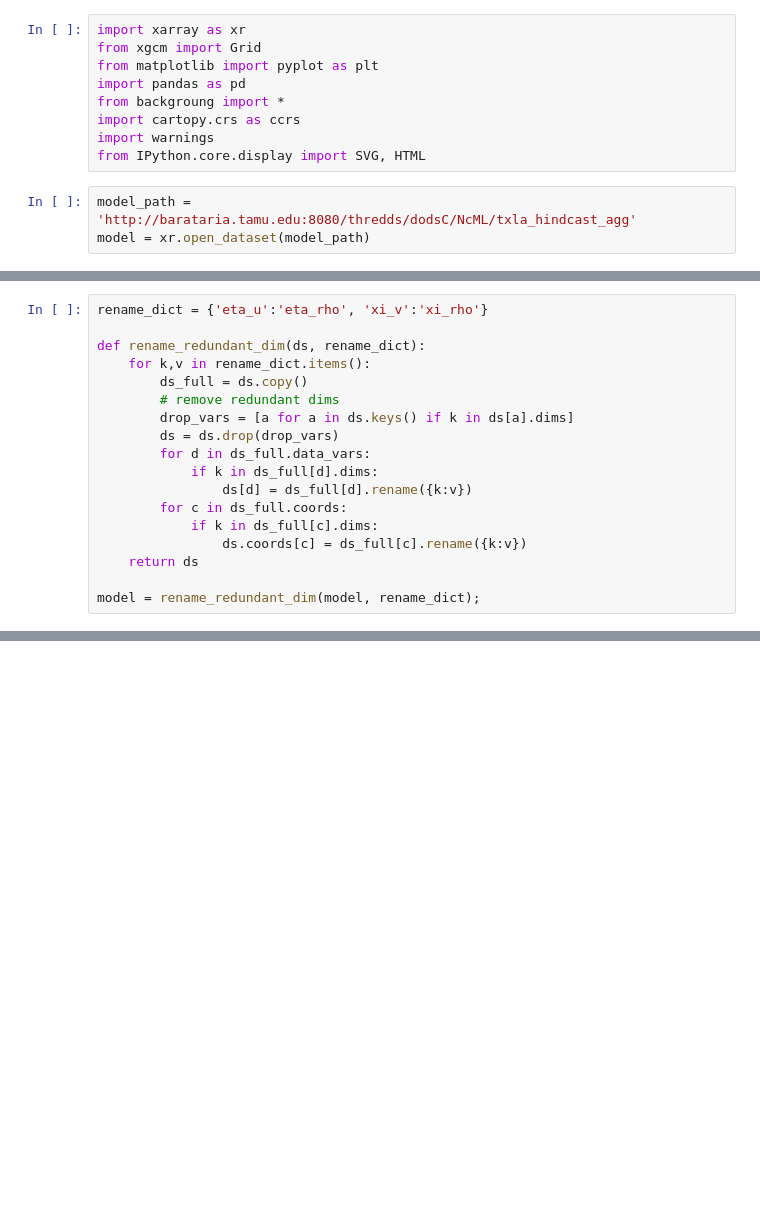
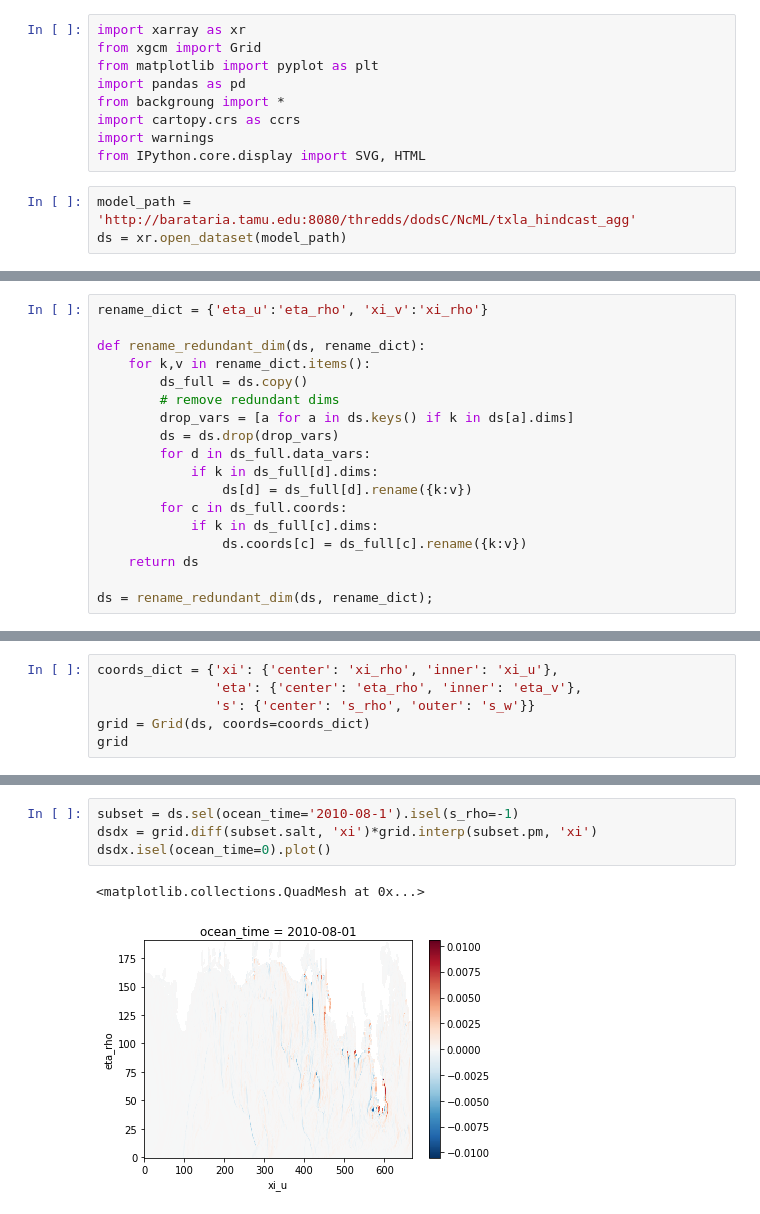
Before and after one commit to vrx-/notebooks, a Jupyter notebook: xgcm/xgcm_roms.ipynb, the cells around one changed output, grey strips where cells are left out. Drawn from its saved outputs; the diff is of its cells as text; blank space fills up the shorter version.

```diff
--- a/xgcm/xgcm_roms.ipynb
+++ b/xgcm/xgcm_roms.ipynb
@@ -9,5 +9,5 @@ import warnings
 from IPython.core.display import SVG, HTML
 # %%
 model_path = 'http://barataria.tamu.edu:8080/thredds/dodsC/NcML/txla_hindcast_agg'
-model = xr.open_dataset(model_path)
+ds = xr.open_dataset(model_path)
 # %%
@@ -48,4 +46,4 @@ def rename_redundant_dim(ds, rename_dict):
                 ds.coords[c] = ds_full[c].rename({k:v})
     return ds
 
-model = rename_redundant_dim(model, rename_dict);
+ds = rename_redundant_dim(ds, rename_dict);
@@ -87,0 +50,6 @@ lats[28,306].data
+# %%
+coords_dict = {'xi': {'center': 'xi_rho', 'inner': 'xi_u'},
+               'eta': {'center': 'eta_rho', 'inner': 'eta_v'},
+               's': {'center': 's_rho', 'outer': 's_w'}}
+grid = Grid(ds, coords=coords_dict)
+grid
@@ -87,0 +100,7 @@ lats[28,306].data
+# %%
+subset = ds.sel(ocean_time='2010-08-1').isel(s_rho=-1)
+dsdx = grid.diff(subset.salt, 'xi')*grid.interp(subset.pm, 'xi')
+dsdx.isel(ocean_time=0).plot()
+# %% [output]
+<matplotlib.collections.QuadMesh at 0x...>
+[figure, added]
```
Also changed, not shown: parts of 19 cells of this notebook.
